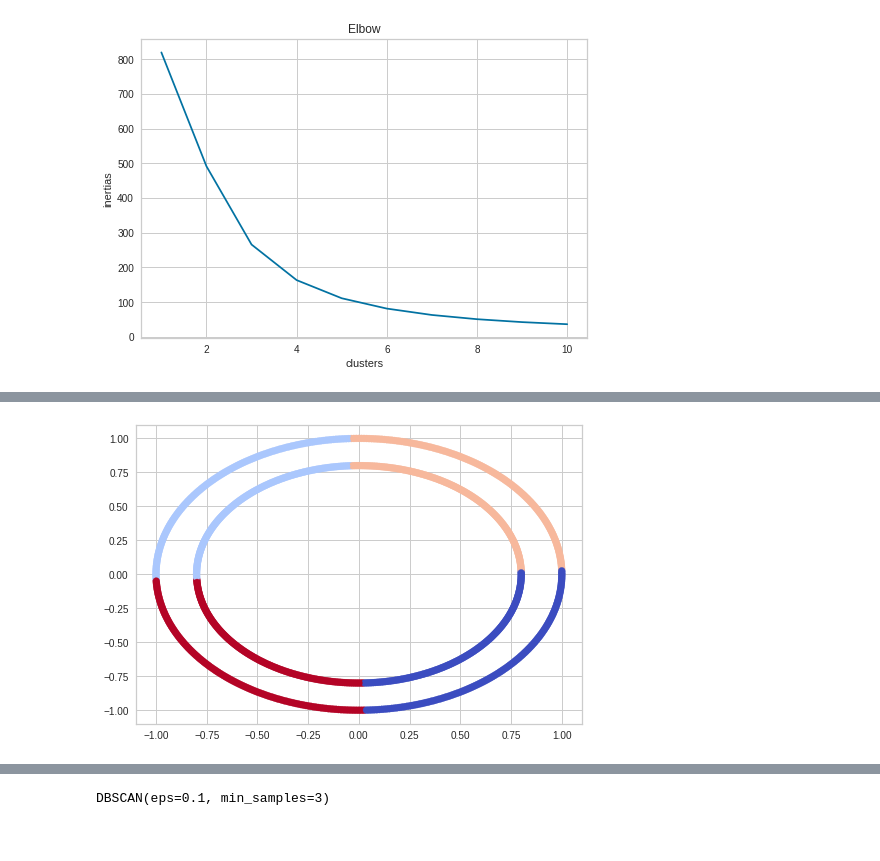
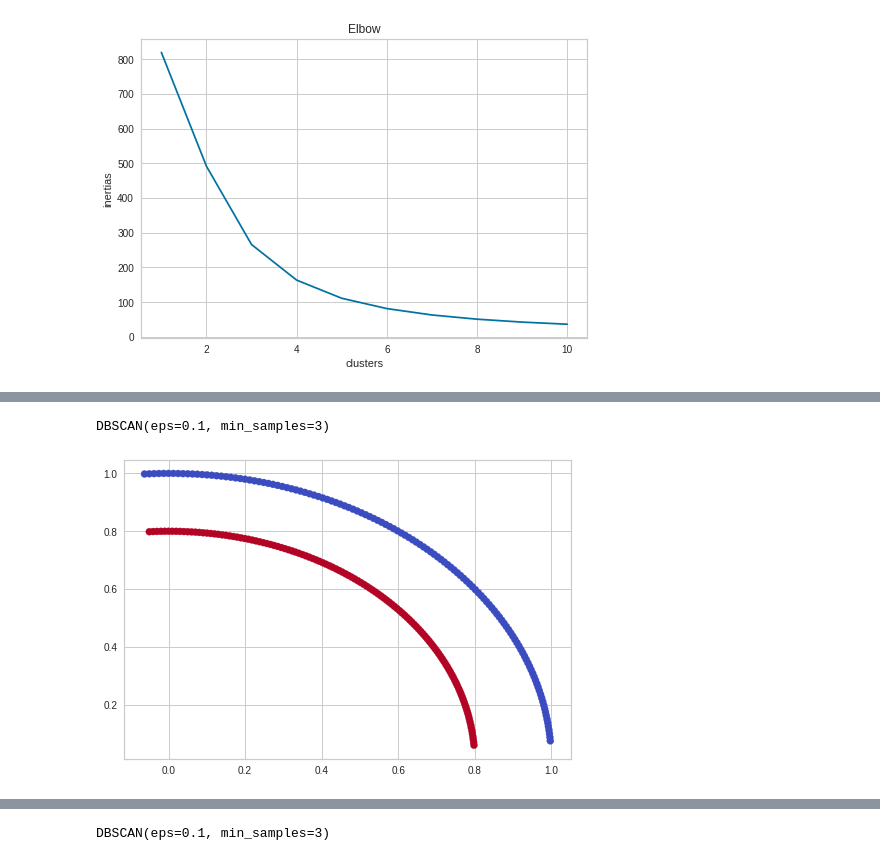
Before and after one commit to MYElmasry/DBSCAN-VS-KMeans, a Jupyter notebook: DBSCAN_VS_KMeans.ipynb, the cells around one changed output, grey strips where cells are left out. Drawn from its saved outputs; the diff is of its cells as text; code cells hidden in the pictures.

```diff
--- a/DBSCAN_VS_KMeans.ipynb
+++ b/DBSCAN_VS_KMeans.ipynb
@@ -65,3 +78,17 @@ plt.scatter(kmeans.cluster_centers_[:, 0], kmeans.cluster_centers_[:, 1], s = 20
 plt.show()
 # %% [output]
 [figure]
+# %%
+cluster0 =[]
+cluster1 =[]
+cluster2 =[]
+for i in range(len(X)):
+  if results[i] == 0:
+    cluster0.append(list(X[i]))
+  elif results[i] == 1:
+    cluster1.append(list(X[i]))
+  else:
+    cluster2.append(list(X[i]))
+cluster0 = np.array(cluster0)
+cluster1 = np.array(cluster1)
+cluster2 = np.array(cluster2)
@@ -156,0 +238,18 @@ array([[ 0.590676  , -0.55468169],
+# %%
+cluster0 =[]
+cluster1 =[]
+cluster2 =[]
+cluster3 =[]
+for i in range(len(X)):
+  if results[i] == 0:
+    cluster0.append(list(X[i]))
+  elif results[i] == 1:
+    cluster1.append(list(X[i]))
+  elif results[i] == 2:
+    cluster2.append(list(X[i]))
+  else:
+    cluster3.append(list(X[i]))
+cluster0 = np.array(cluster0)
+cluster1 = np.array(cluster1)
+cluster2 = np.array(cluster2)
+cluster3 = np.array(cluster3)
@@ -157,5 +264,16 @@ array([[ 0.590676  , -0.55468169],
+# %%
+dbscan0 = DBSCAN(eps=0.1, min_samples=3)
+dbscan0.fit(cluster0)
+dbscan1 = DBSCAN(eps=0.1, min_samples=3)
+dbscan1.fit(cluster1)
+dbscan2 = DBSCAN(eps=0.1, min_samples=3)
+dbscan2.fit(cluster2)
+dbscan3 = DBSCAN(eps=0.1, min_samples=3)
+dbscan3.fit(cluster3)
+# %% [output]
+DBSCAN(eps=0.1, min_samples=3)
 # %%
-plt.scatter(X[:,0], X[:,1], c=results, cmap="coolwarm")
+plt.scatter(cluster0[:,0],cluster0[:,1], c=dbscan0.labels_, cmap="coolwarm")
 plt.show()
 # %% [output]
-[figure, old version]
+[figure, new version]
```
Also changed, not shown: parts of 20 cells of this notebook.
